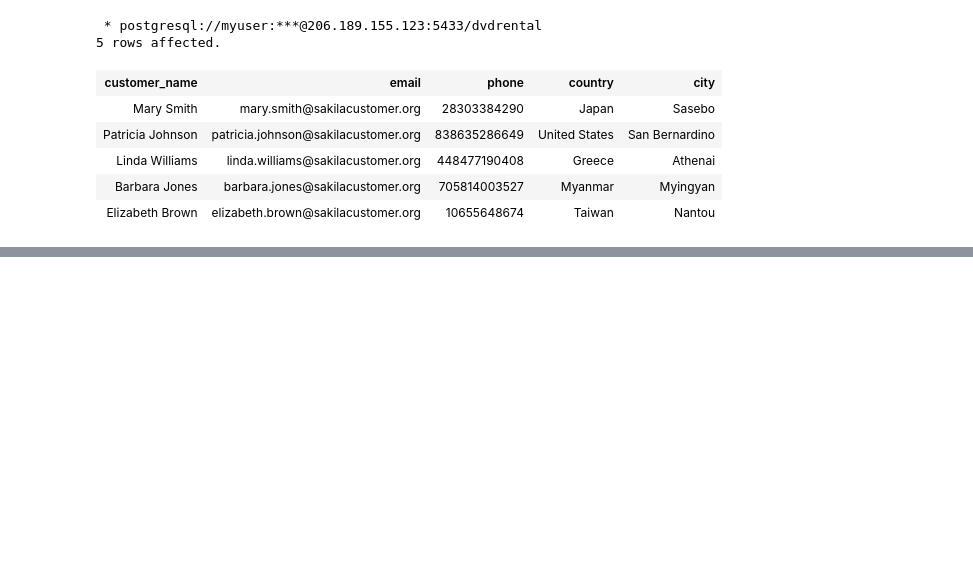
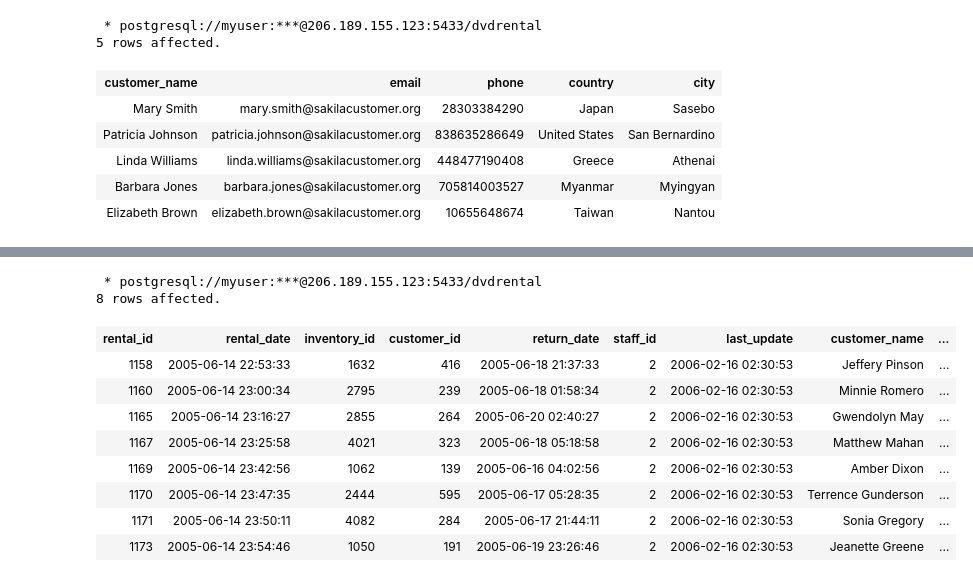
Before and after one commit to gabesoon/IT_WILL_Data_Science_Bootcamp, a Jupyter notebook: 1. SQL/SQl 100제 정리/19. 중간정리 (INNER JOIN & LEFT OUTER JOIN).ipynb, the cells around one changed output, grey strips where cells are left out. Cells and saved outputs as stored; diff of their text form; code cells hidden in the pictures; blank space fills up the shorter version.

```diff
--- a/1. SQL/SQl 100제 정리/19. 중간정리 (INNER JOIN & LEFT OUTER JOIN).ipynb
+++ b/1. SQL/SQl 100제 정리/19. 중간정리 (INNER JOIN & LEFT OUTER JOIN).ipynb
@@ -533,0 +884,31 @@ LIMIT 5;
+# %%
+%%sql
+
+SELECT
+	R.*,
+	C.FIRST_NAME || ' ' || C.LAST_NAME AS CUSTOMER_NAME,
+	S.FIRST_NAME || ' ' || S.LAST_NAME AS STAFF_NAME
+FROM
+	RENTAL R
+left outer JOIN CUSTOMER C
+ON
+	C.CUSTOMER_ID = R.CUSTOMER_ID
+JOIN STAFF S
+ON
+	S.STAFF_ID = R.STAFF_ID
+WHERE
+	DATE(R.RENTAL_DATE) BETWEEN '2005-06-01' AND '2005-06-14'
+AND
+S.FIRST_NAME || ' ' || S.LAST_NAME NOT IN ('Mike Hillyer');
+# %% [output]
+ * postgresql://myuser:***@206.189.155.123:5433/dvdrental
+8 rows affected.
+| rental_id | rental_date | inventory_id | customer_id | return_date | staff_id | last_update | customer_name | ... |
+| 1158 | 2005-06-14 22:53:33 | 1632 | 416 | 2005-06-18 21:37:33 | 2 | 2006-02-16 02:30:53 | Jeffery Pinson | ... |
+| 1160 | 2005-06-14 23:00:34 | 2795 | 239 | 2005-06-18 01:58:34 | 2 | 2006-02-16 02:30:53 | Minnie Romero | ... |
+| 1165 | 2005-06-14 23:16:27 | 2855 | 264 | 2005-06-20 02:40:27 | 2 | 2006-02-16 02:30:53 | Gwendolyn May | ... |
+| 1167 | 2005-06-14 23:25:58 | 4021 | 323 | 2005-06-18 05:18:58 | 2 | 2006-02-16 02:30:53 | Matthew Mahan | ... |
+| 1169 | 2005-06-14 23:42:56 | 1062 | 139 | 2005-06-16 04:02:56 | 2 | 2006-02-16 02:30:53 | Amber Dixon | ... |
+| 1170 | 2005-06-14 23:47:35 | 2444 | 595 | 2005-06-17 05:28:35 | 2 | 2006-02-16 02:30:53 | Terrence Gunderson | ... |
+| 1171 | 2005-06-14 23:50:11 | 4082 | 284 | 2005-06-17 21:44:11 | 2 | 2006-02-16 02:30:53 | Sonia Gregory | ... |
+| 1173 | 2005-06-14 23:54:46 | 1050 | 191 | 2005-06-19 23:26:46 | 2 | 2006-02-16 02:30:53 | Jeanette Greene | ... |
```
Also changed, not shown: parts of 26 cells of this notebook.
